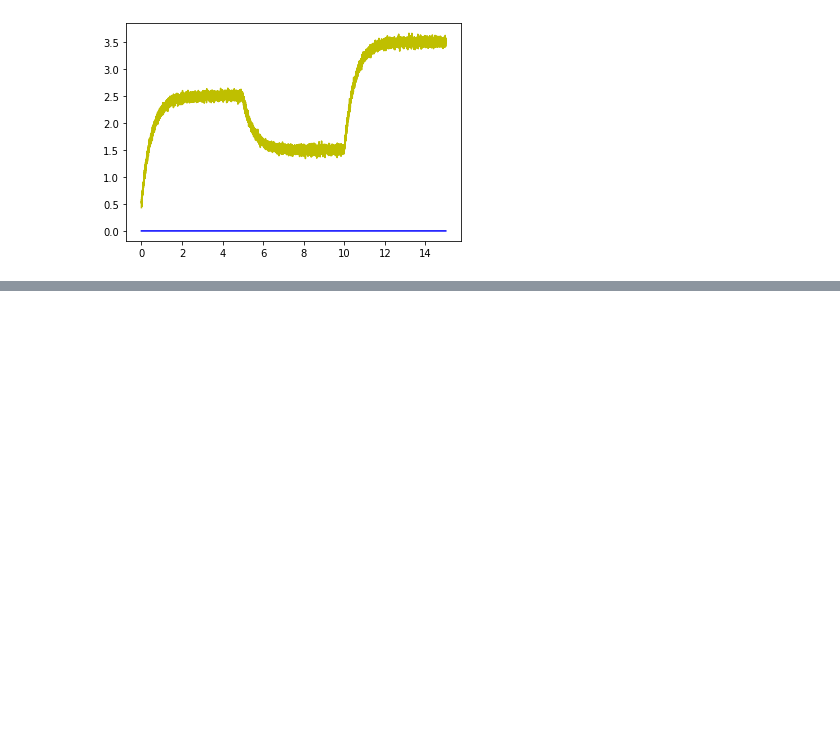
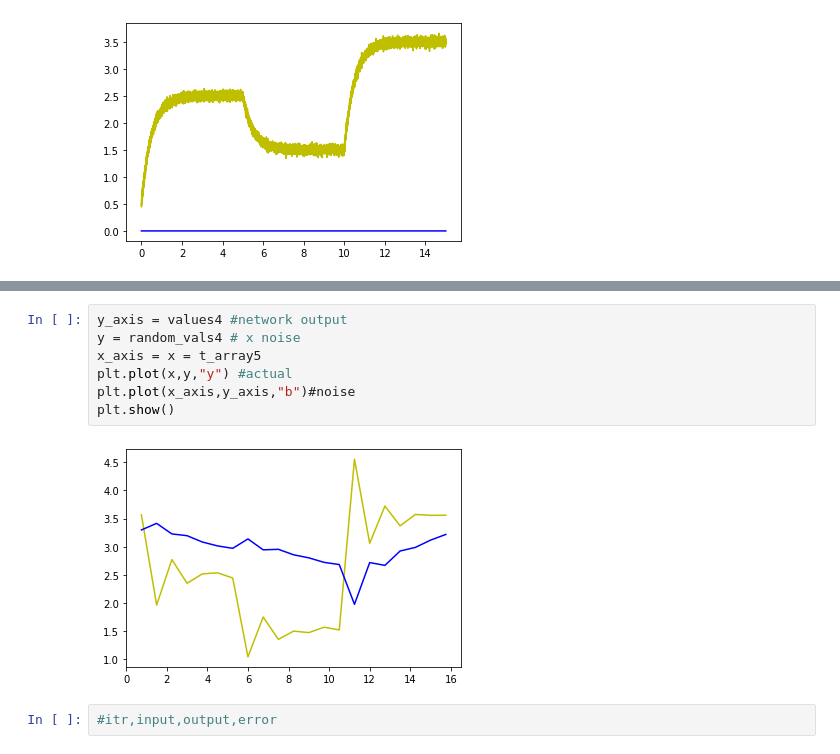
Before and after one commit to Kikumu/Computational-science-practice, a Jupyter notebook: Computational Science ACW.ipynb, the cells around one changed output, grey strips where cells are left out. Saved outputs shown, nothing was run; the diff lists cells and outputs as text; blank space fills up the shorter version.

```diff
--- a/Computational Science ACW.ipynb
+++ b/Computational Science ACW.ipynb
@@ -341,0 +424,11 @@ plt.show()
+# %%
+y_axis = values4 #network output
+y = random_vals4 # x noise
+x_axis = x = t_array5
+plt.plot(x,y,"y") #actual
+plt.plot(x_axis,y_axis,"b")#noise
+plt.show()
+# %% [output]
+[figure, added]
+# %%
+#itr,input,output,error
```
Also changed, not shown: parts of 22 cells of this notebook.
